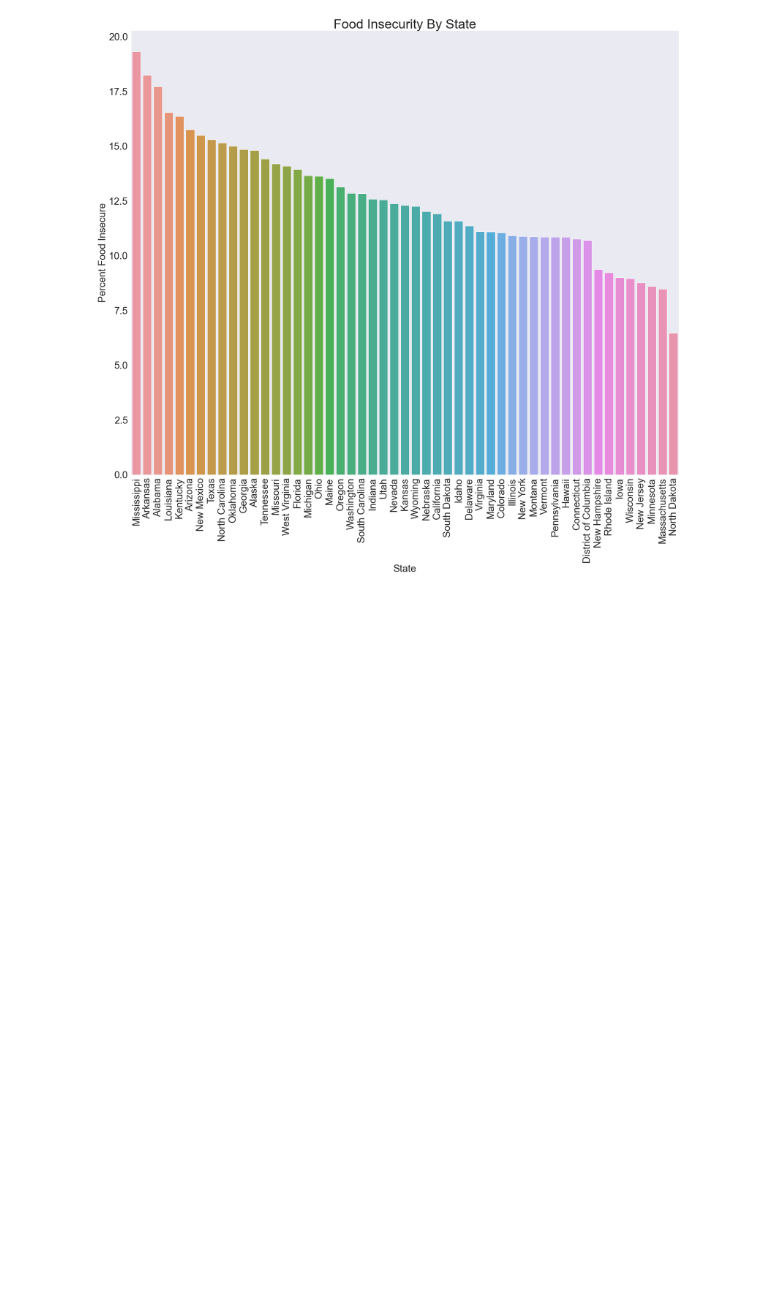
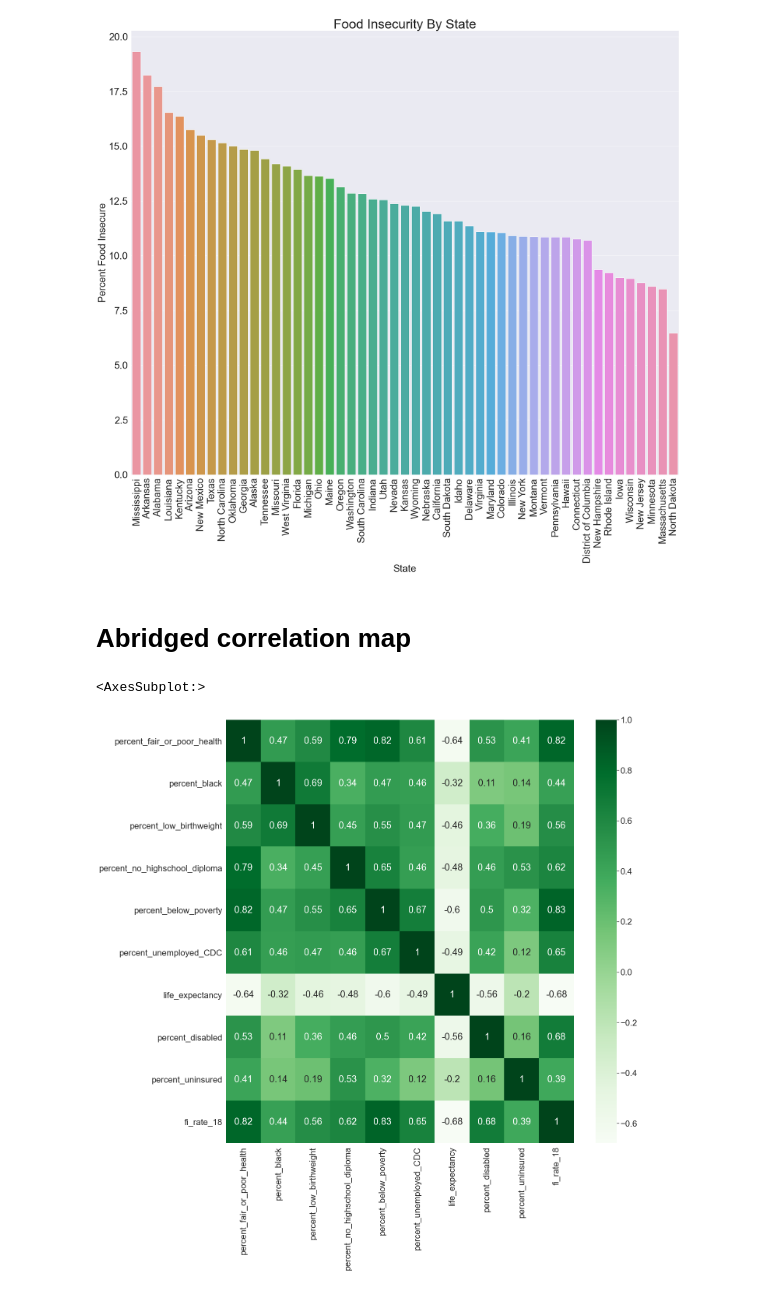
Before and after one commit to RyanCMcDonald/lancelot_group_project, a Jupyter notebook: 02_notebook_EDA.ipynb, the cells around one changed output. Cells and saved outputs as stored; diff of their text form; code cells hidden in the pictures; blank space fills up the shorter version.

```diff
--- a/02_notebook_EDA.ipynb
+++ b/02_notebook_EDA.ipynb
@@ -82,3 +100,19 @@ plt.ylabel('Percent Food Insecure', fontsize=30)
 plt.show()
 # %% [output]
 [figure]
+# %% [markdown]
+# Abridged correlation map
+# %%
+abridged = ['percent_fair_or_poor_health', 'percent_black',
+                  'percent_low_birthweight','percent_no_highschool_diploma',
+                  'percent_below_poverty', 'percent_unemployed_CDC',
+                  'life_expectancy', 'percent_disabled',
+                'percent_uninsured', 'fi_rate_18']
+
+df_abr = df[abridged].copy()
+
+plt.figure(figsize= (20,20))
+sns.heatmap(df_abr.corr(), annot=True, cmap = "Greens")
+# %% [output]
+<AxesSubplot:>
+[figure, added]
```
Also changed, not shown: parts of 4 cells of this notebook, 45 other files.
